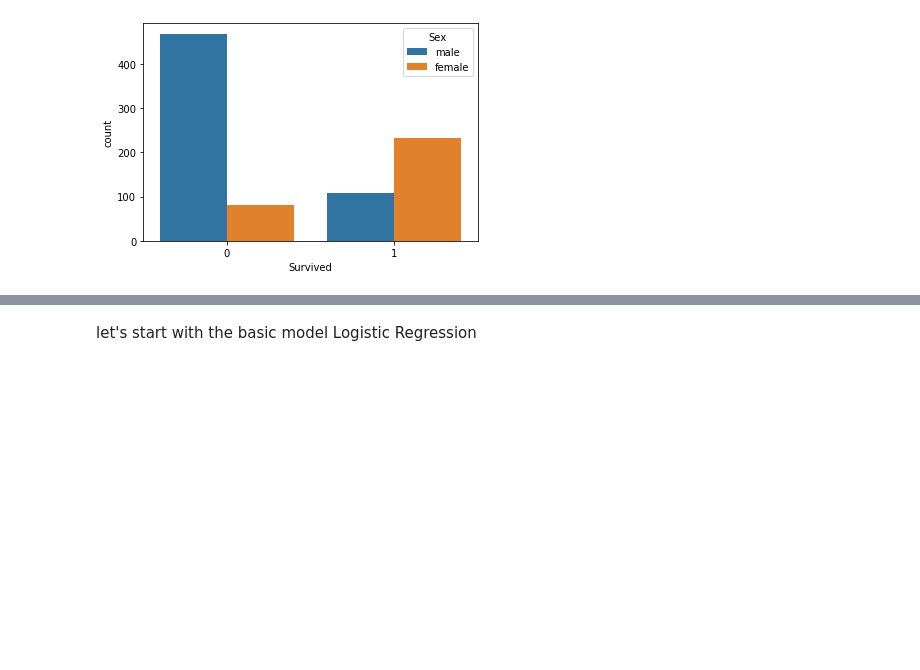
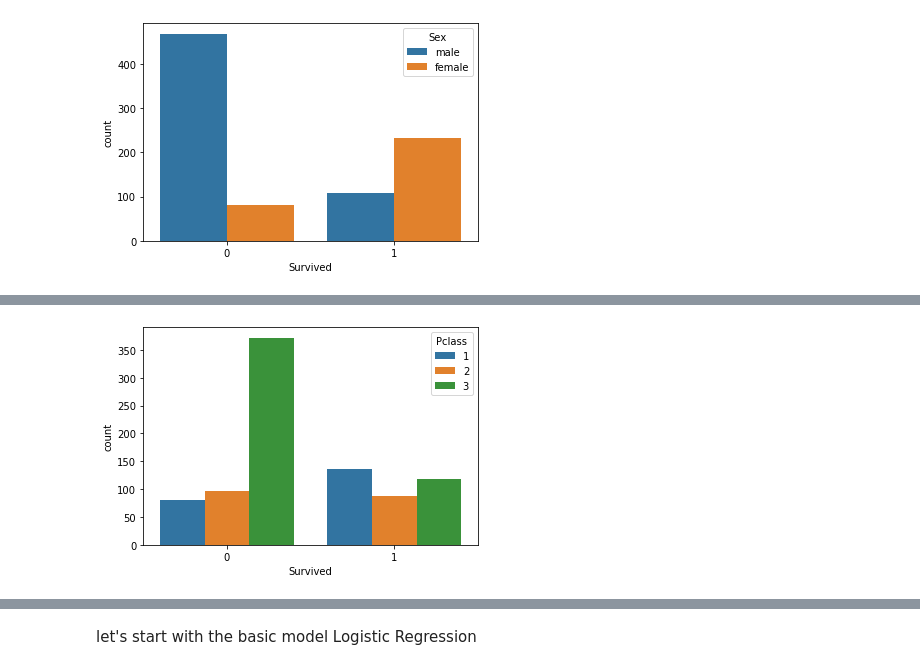
Before and after one commit to Sreenivas-2/KAGGLE, a Jupyter notebook: Titanic.ipynb, the cells around one changed output, grey strips where cells are left out. Saved outputs shown, nothing was run; the diff lists cells and outputs as text; code cells hidden in the pictures; blank space fills up the shorter version.

```diff
--- a/Titanic.ipynb
+++ b/Titanic.ipynb
@@ -126,0 +133,6 @@ plt.show()
+# %%
+# Pclass
+sns.countplot(x = 'Survived', hue = 'Pclass', data = train)
+plt.show()
+# %% [output]
+[figure, added]
```
Also changed, not shown: parts of 29 cells of this notebook.
